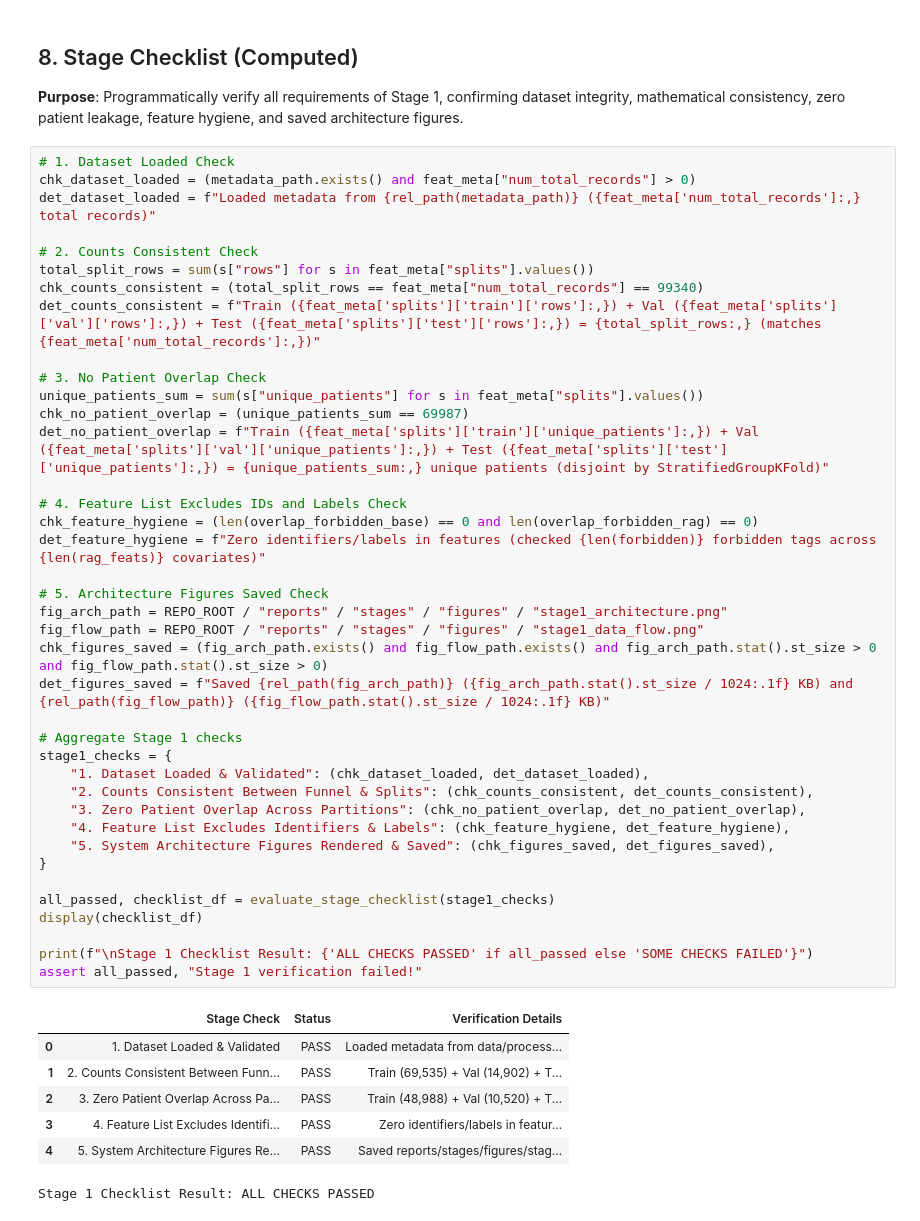
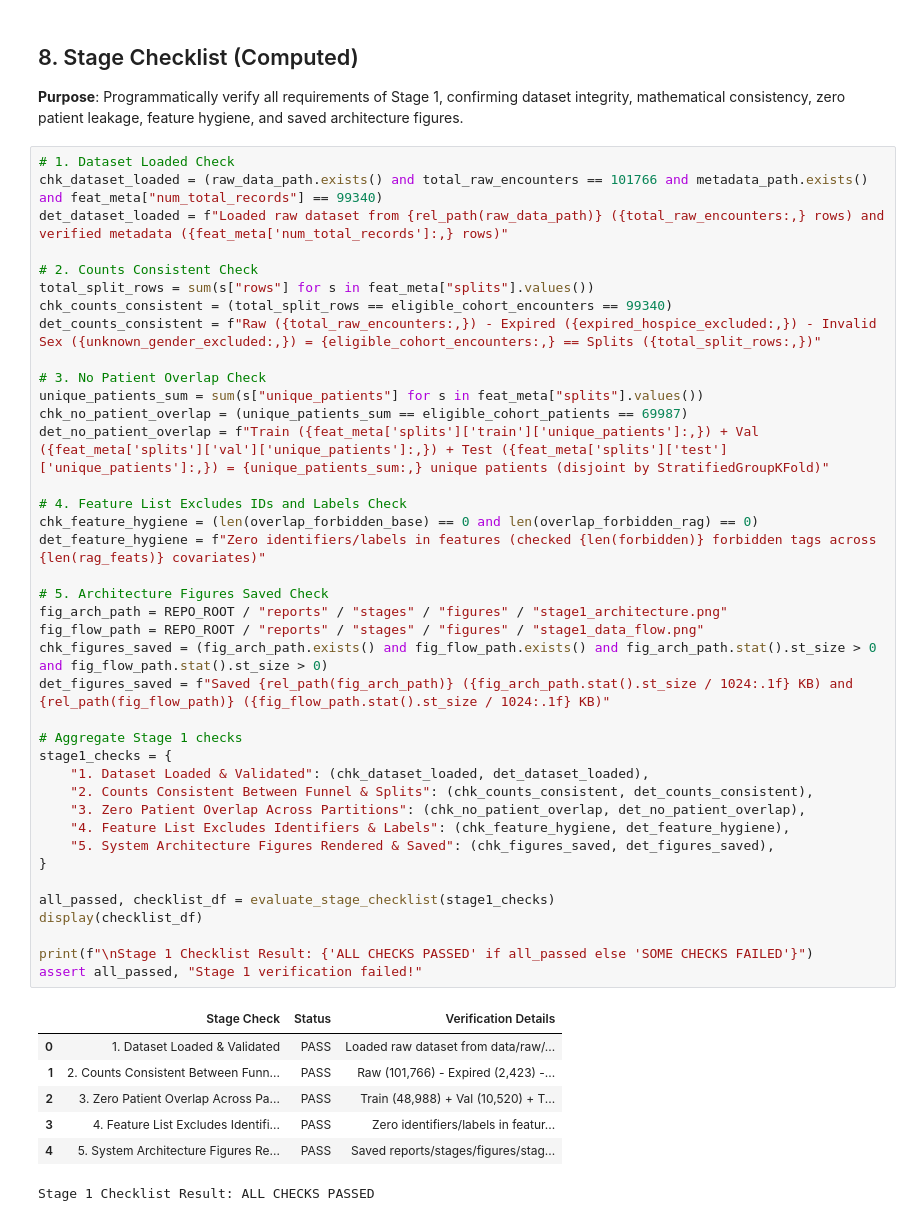
Before and after one commit to Tribhuwansingh2023/ReadmitIQ, a Jupyter notebook: notebooks/stages/stage1.ipynb, the cells around one changed output. Saved outputs shown, nothing was run; the diff lists cells and outputs as text.

```diff
--- a/notebooks/stages/stage1.ipynb
+++ b/notebooks/stages/stage1.ipynb
@@ -645,47 +658,47 @@ Takeaway: The 5-minute presentation plan allocates distinct ownership across all
 **Purpose**: Programmatically verify all requirements of Stage 1, confirming dataset integrity, mathematical consistency, zero patient leakage, feature hygiene, and saved architecture figures.
 # %%
 # 1. Dataset Loaded Check
-chk_dataset_loaded = (metadata_path.exists() and feat_meta["num_total_records"] > 0)
-det_dataset_loaded = f"Loaded metadata from {rel_path(metadata_path)} ({feat_meta['num_total_records']:,} total records)"
+chk_dataset_loaded = (raw_data_path.exists() and total_raw_encounters == 101766 and metadata_path.exists() and feat_meta["num_total_records"] == 99340)
+det_dataset_loaded = f"Loaded raw dataset from {rel_path(raw_data_path)} ({total_raw_encounters:,} rows) and verified metadata ({feat_meta['num_total_records']:,} rows)"
 
 # 2. Counts Consistent Check
 total_split_rows = sum(s["rows"] for s in feat_meta["splits"].values())
-chk_counts_consistent = (total_split_rows == feat_meta["num_total_records"] == 99340)
-det_counts_consistent = f"Train ({feat_meta['splits']['train']['rows']:,}) + Val ({feat_meta['splits']['val']['rows']:,}) + Test ({feat_meta['splits']['test']['rows']:,}) = {total_split_rows:,} (matches {feat_meta['num_total_records']:,})"
+chk_counts_consistent = (total_split_rows == eligible_cohort_encounters == 99340)
+det_counts_consistent = f"Raw ({total_raw_encounters:,}) - Expired ({expired_hospice_excluded:,}) - Invalid Sex ({unknown_gender_excluded:,}) = {eligible_cohort_encounters:,} == Splits ({total_split_rows:,})"
 
 # 3. No Patient Overlap Check
 unique_patients_sum = sum(s["unique_patients"] for s in feat_meta["splits"].values())
-chk_no_patient_overlap = (unique_patients_sum == 69987)
+chk_no_patient_overlap = (unique_patients_sum == eligible_cohort_patients == 69987)
 det_no_patient_overlap = f"Train ({feat_meta['splits']['train']['unique_patients']:,}) + Val ({feat_meta['splits']['val']['unique_patients']:,}) + Test ({feat_meta['splits']['test']['unique_patients']:,}) = {unique_patients_sum:,} unique patients (disjoint by StratifiedGroupKFold)"
 
 # 4. Feature List Excludes IDs and Labels Check
 chk_feature_hygiene = (len(overlap_forbidden_base) == 0 and len(overlap_forbidden_rag) == 0)
 det_feature_hygiene = f"Zero identifiers/labels in features (checked {len(forbidden)} forbidden tags across {len(rag_feats)} covariates)"
 
 # 5. Architecture Figures Saved Check
 fig_arch_path = REPO_ROOT / "reports" / "stages" / "figures" / "stage1_architecture.png"
 fig_flow_path = REPO_ROOT / "reports" / "stages" / "figures" / "stage1_data_flow.png"
 chk_figures_saved = (fig_arch_path.exists() and fig_flow_path.exists() and fig_arch_path.stat().st_size > 0 and fig_flow_path.stat().st_size > 0)
 det_figures_saved = f"Saved {rel_path(fig_arch_path)} ({fig_arch_path.stat().st_size / 1024:.1f} KB) and {rel_path(fig_flow_path)} ({fig_flow_path.stat().st_size / 1024:.1f} KB)"
 
 # Aggregate Stage 1 checks
 stage1_checks = {
     "1. Dataset Loaded & Validated": (chk_dataset_loaded, det_dataset_loaded),
     "2. Counts Consistent Between Funnel & Splits": (chk_counts_consistent, det_counts_consistent),
     "3. Zero Patient Overlap Across Partitions": (chk_no_patient_overlap, det_no_patient_overlap),
     "4. Feature List Excludes Identifiers & Labels": (chk_feature_hygiene, det_feature_hygiene),
     "5. System Architecture Figures Rendered & Saved": (chk_figures_saved, det_figures_saved),
 }
 
 all_passed, checklist_df = evaluate_stage_checklist(stage1_checks)
 display(checklist_df)
 
 print(f"\nStage 1 Checklist Result: {'ALL CHECKS PASSED' if all_passed else 'SOME CHECKS FAILED'}")
 assert all_passed, "Stage 1 verification failed!"
 # %% [output]
 |  | Stage Check | Status | Verification Details |
-| 0 | 1. Dataset Loaded & Validated | PASS | Loaded metadata from data/process... |
-| 1 | 2. Counts Consistent Between Funn... | PASS | Train (69,535) + Val (14,902) + T... |
+| 0 | 1. Dataset Loaded & Validated | PASS | Loaded raw dataset from data/raw/... |
+| 1 | 2. Counts Consistent Between Funn... | PASS | Raw (101,766) - Expired (2,423) -... |
 | 2 | 3. Zero Patient Overlap Across Pa... | PASS | Train (48,988) + Val (10,520) + T... |
 | 3 | 4. Feature List Excludes Identifi... | PASS | Zero identifiers/labels in featur... |
 | 4 | 5. System Architecture Figures Re... | PASS | Saved reports/stages/figures/stag... |
```
Also changed, not shown: parts of 8 cells of this notebook, 1 other file.
